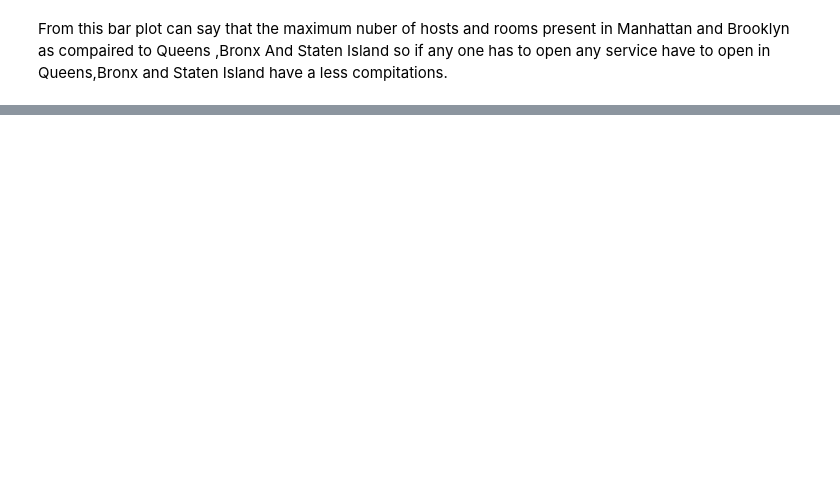
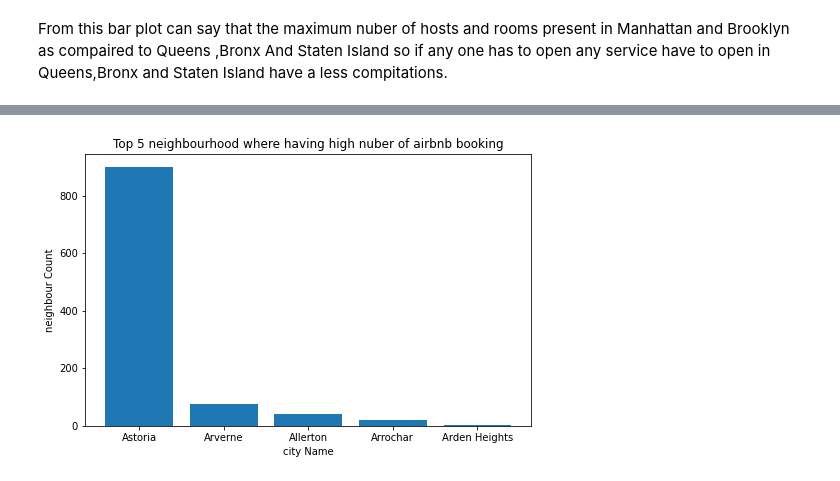
Before and after one commit to 66aadesh/AirBnB-Bookings-EDA, a Jupyter notebook: Copy_of_Copy_of_Airbnb_Bookings_Analysis_Capstone_Project.ipynb, the cells around one changed output, grey strips where cells are left out. Cells and saved outputs as stored; diff of their text form; code cells hidden in the pictures; blank space fills up the shorter version.

```diff
--- a/Copy_of_Copy_of_Airbnb_Bookings_Analysis_Capstone_Project.ipynb
+++ b/Copy_of_Copy_of_Airbnb_Bookings_Analysis_Capstone_Project.ipynb
@@ -174,0 +201,4 @@ area_group = airbnb.groupby(['neighbourhood_group'])
+# %%
+# Let us find the descending order of booking ids for all neighbourhoods
+neighbourhood_count_appartment_id = airbnb.groupby(['neighbourhood'])['id'].count()[0:8]
+neighbourhood_count_appartment_id.sort_values(ascending = False)
@@ -174,0 +215,10 @@ area_group = airbnb.groupby(['neighbourhood_group'])
+# %%
+# Let us plot a Bar Graph for the top 8 neighbourhood where there are large number airbnb bookings: -
+plt.figure(figsize=(8,5))
+plt.bar(neighbourhood_count_appartment_id.sort_values(ascending = False).keys(),neighbourhood_count_appartment_id.sort_values(ascending = False))
+plt.title('Top 5 neighbourhood where having high nuber of airbnb booking')
+plt.xlabel("city Name")
+plt.ylabel('neighbour Count')
+plt.show()
+# %% [output]
+[figure, added]
```
Also changed, not shown: parts of 73 cells of this notebook.
